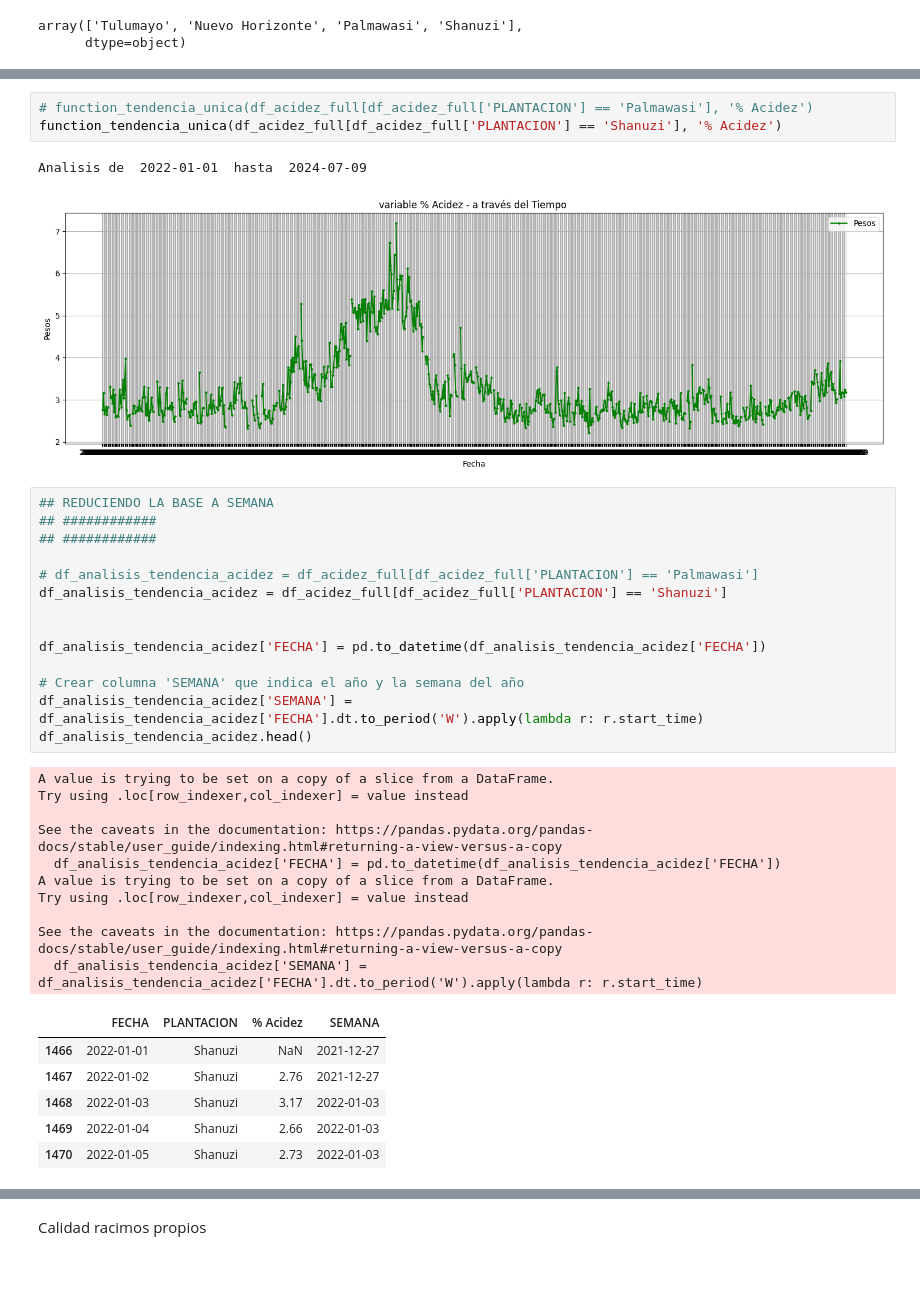
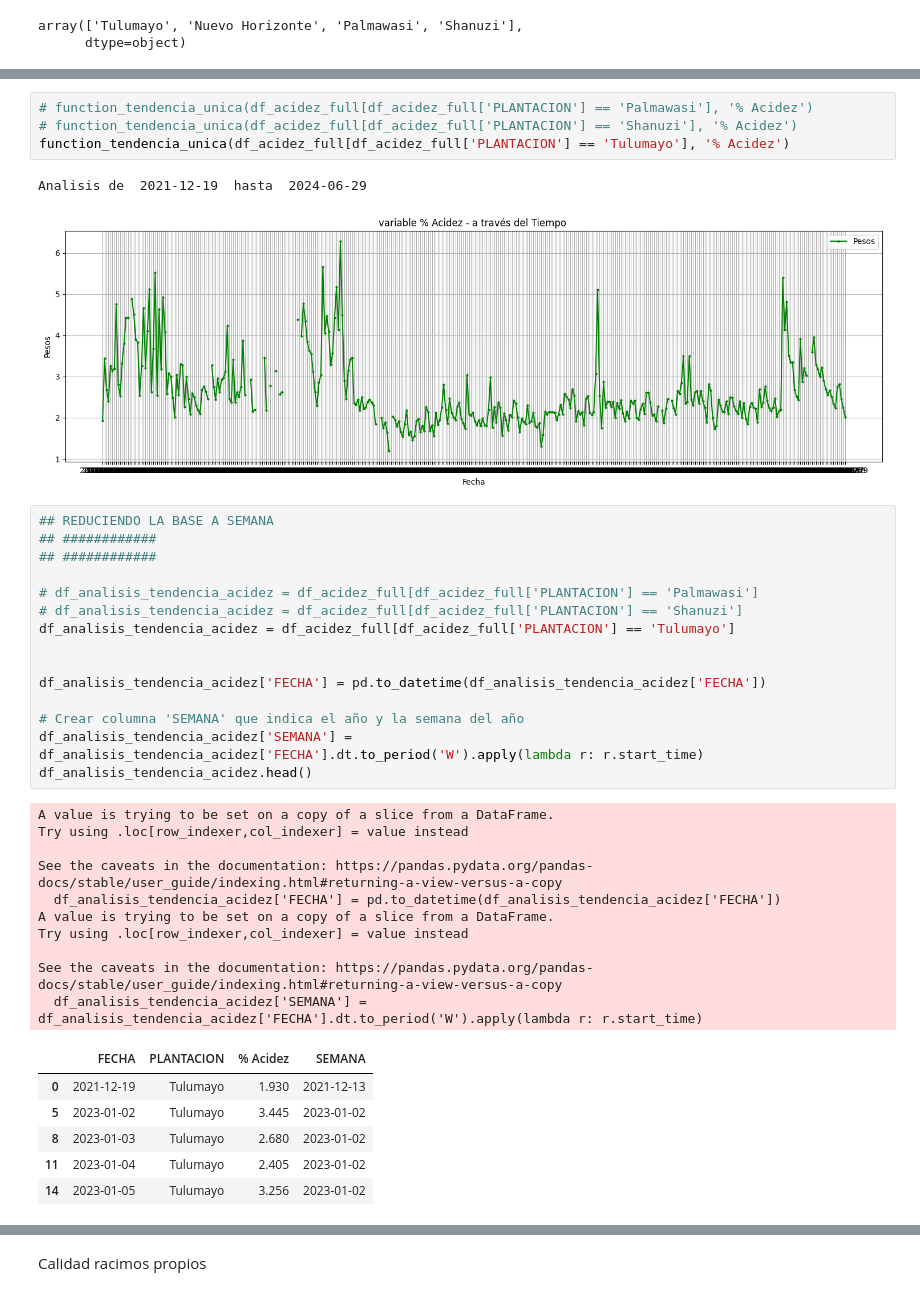
Before and after one commit to cesarqb/PROYECTO_01_analitica_descriptiva_TEA, a Jupyter notebook: src/features_scripts/Scrpit_match_tea.ipynb, the cells around one changed output, grey strips where cells are left out. Cells and saved outputs as stored; diff of their text form.

```diff
--- a/src/features_scripts/Scrpit_match_tea.ipynb
+++ b/src/features_scripts/Scrpit_match_tea.ipynb
@@ -637,16 +631,18 @@ df_acidez_full[df_acidez_full['PLANTACION'] == 'Shanuzi'].tail()
 # %%
 # function_tendencia_unica(df_acidez_full[df_acidez_full['PLANTACION'] == 'Palmawasi'], '% Acidez')
-function_tendencia_unica(df_acidez_full[df_acidez_full['PLANTACION'] == 'Shanuzi'], '% Acidez')
+# function_tendencia_unica(df_acidez_full[df_acidez_full['PLANTACION'] == 'Shanuzi'], '% Acidez')
+function_tendencia_unica(df_acidez_full[df_acidez_full['PLANTACION'] == 'Tulumayo'], '% Acidez')
 # %% [output]
-Analisis de  2022-01-01  hasta  2024-07-09
+Analisis de  2021-12-19  hasta  2024-06-29
-[figure, old version]
+[figure, new version]
 # %%
 ## REDUCIENDO LA BASE A SEMANA
 ## ############
 ## ############
 
 # df_analisis_tendencia_acidez = df_acidez_full[df_acidez_full['PLANTACION'] == 'Palmawasi']
-df_analisis_tendencia_acidez = df_acidez_full[df_acidez_full['PLANTACION'] == 'Shanuzi']
+# df_analisis_tendencia_acidez = df_acidez_full[df_acidez_full['PLANTACION'] == 'Shanuzi']
+df_analisis_tendencia_acidez = df_acidez_full[df_acidez_full['PLANTACION'] == 'Tulumayo']
 
 
 df_analisis_tendencia_acidez['FECHA'] = pd.to_datetime(df_analisis_tendencia_acidez['FECHA'])
@@ -666,11 +662,11 @@ Try using .loc[row_indexer,col_indexer] = value instead
 See the caveats in the documentation: https://pandas.pydata.org/pandas-docs/stable/user_guide/indexing.html#returning-a-view-versus-a-copy
   df_analisis_tendencia_acidez['SEMANA'] = df_analisis_tendencia_acidez['FECHA'].dt.to_period('W').apply(lambda r: r.start_time)
 |  | FECHA | PLANTACION | % Acidez | SEMANA |
-| 1466 | 2022-01-01 | Shanuzi | NaN | 2021-12-27 |
-| 1467 | 2022-01-02 | Shanuzi | 2.76 | 2021-12-27 |
-| 1468 | 2022-01-03 | Shanuzi | 3.17 | 2022-01-03 |
-| 1469 | 2022-01-04 | Shanuzi | 2.66 | 2022-01-03 |
-| 1470 | 2022-01-05 | Shanuzi | 2.73 | 2022-01-03 |
+| 0 | 2021-12-19 | Tulumayo | 1.930 | 2021-12-13 |
+| 5 | 2023-01-02 | Tulumayo | 3.445 | 2023-01-02 |
+| 8 | 2023-01-03 | Tulumayo | 2.680 | 2023-01-02 |
+| 11 | 2023-01-04 | Tulumayo | 2.405 | 2023-01-02 |
+| 14 | 2023-01-05 | Tulumayo | 3.256 | 2023-01-02 |
 # %%
 # Agrupar por 'SEMANA' y calcular la suma de 'VALOR1' y 'VALOR2'
 df_analisis_tendencia_semana_acidez = df_analisis_tendencia_acidez.groupby(['SEMANA','PLANTACION']).agg({'% Acidez': 'mean'}).reset_index()
```
Also changed, not shown: parts of 84 cells of this notebook, 16 other files.
